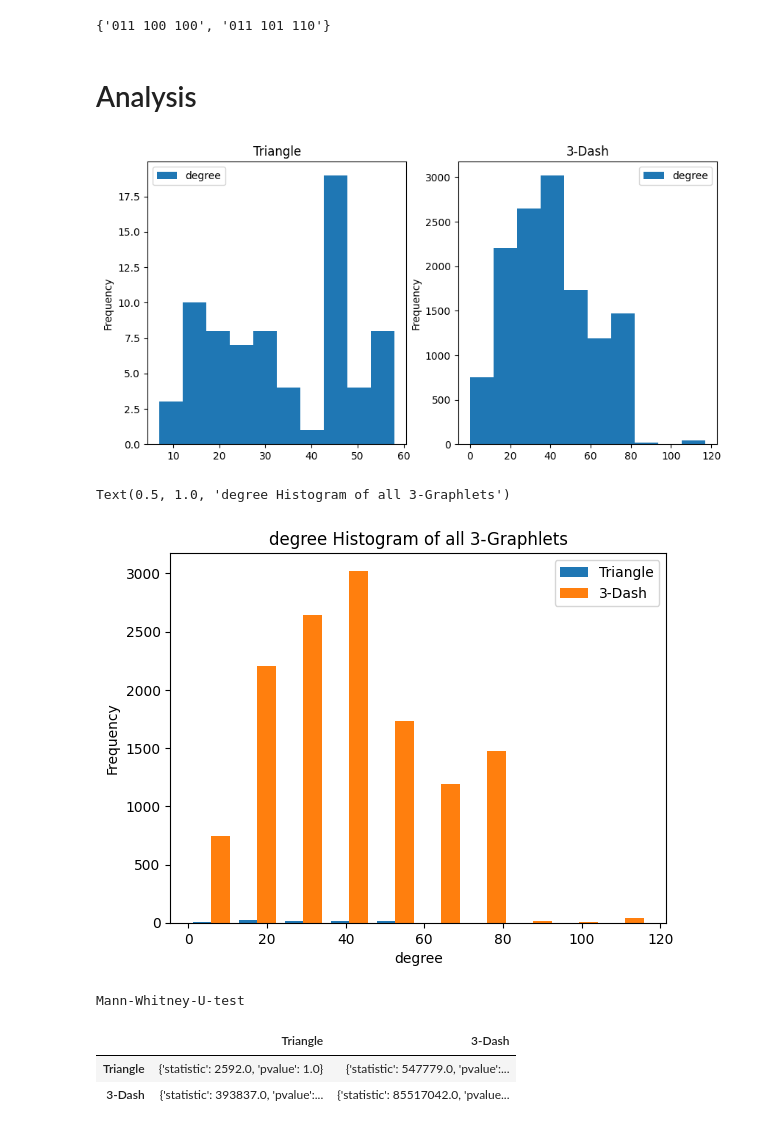
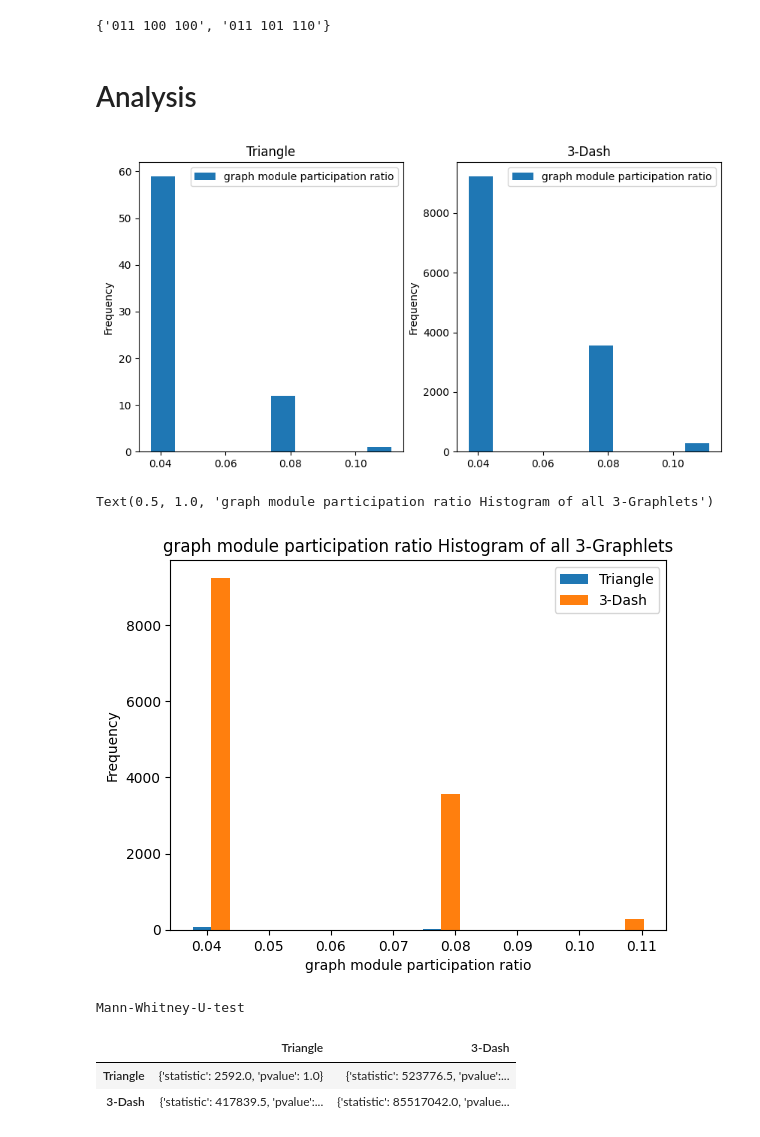
Before and after one commit to DILiS-lab/pmotif_lib, a Jupyter notebook: notebooks/Interfaces/Local Scope 1 - Is a graphlet class more prevalent than others?.ipynb, the cells around one changed output. Saved outputs shown, nothing was run; the diff lists cells and outputs as text; code cells hidden in the pictures.

```diff
--- a/notebooks/Interfaces/Local Scope 1 - Is a graphlet class more prevalent than others?.ipynb
+++ b/notebooks/Interfaces/Local Scope 1 - Is a graphlet class more prevalent than others?.ipynb
@@ -17,35 +24,41 @@ graphlet_classes = set(df["graphlet_class"])
 graphlet_classes
 # %% [output]
 {'011 100 100', '011 101 110'}
-# %% [markdown]
-# Analysis
+# %%
+METRIC_NAME = "graph module participation ratio"
+
+assert METRIC_NAME in potential_metrics
 # %%
 from typing import Union
 
 from pmotifs.GraphletPositionalMetrics import GraphletPositionalMetrics
 
 
-def get_pos_metric_name():
-    return "degree"
-
-def get_positional_metric(pm: GraphletPositionalMetrics) -> Union[int, float]:
-    """A wrapper to consolidate metrics
-    In the case of this example, motif degree does not need to be consolidated"""
-    return pm.degree
+def get_positional_metric(result: Result) -> Union[int, float]:
+    """A wrapper to consolidate metrics"""
+    return metrics[METRIC_NAME](result)
+# %% [markdown]
+# Analysis
+# %%
+df[METRIC_NAME] = get_positional_metric(r)
 # %%
 import matplotlib.pyplot as plt
 
 from pmotifs.graphlet_representation import graphlet_class_to_name
 
 
 fig, axes = plt.subplots(1, len(graphlet_classes), figsize=(len(graphlet_classes) * 5, 5))
 
 for i, graphlet_class in enumerate(graphlet_classes):
+
     ax = axes[i]
-    df[df["graphlet_class"] == graphlet_class].plot.hist(ax=ax)
+    df[df["graphlet_class"] == graphlet_class][METRIC_NAME].plot.hist(
+        ax=ax, label=METRIC_NAME,
+    )
     ax.set_title(graphlet_class_to_name(graphlet_class))
+    ax.legend()
 # %% [output]
-[figure, old version]
+[figure, new version]
 # %%
 import matplotlib.pyplot as plt
 
@@ -55,18 +68,18 @@ from pmotifs.graphlet_representation import graphlet_class_to_name
 fig, ax = plt.subplots(1, 1)
 
 x = [
-    df[df["graphlet_class"] == graphlet_class]["degree"]
+    df[df["graphlet_class"] == graphlet_class][METRIC_NAME]
     for graphlet_class in graphlet_classes
 ]
 
 ax.hist(x, label=[graphlet_class_to_name(graphlet_class) for graphlet_class in graphlet_classes])
 ax.legend()
-ax.set_xlabel(get_pos_metric_name())
+ax.set_xlabel(METRIC_NAME)
 ax.set_ylabel("Frequency")
-ax.set_title(f"{get_pos_metric_name()} Histogram of all {GRAPHLET_SIZE}-Graphlets")
+ax.set_title(f"{METRIC_NAME} Histogram of all {GRAPHLET_SIZE}-Graphlets")
 # %% [output]
-Text(0.5, 1.0, 'degree Histogram of all 3-Graphlets')
+Text(0.5, 1.0, 'graph module participation ratio Histogram of all 3-Graphlets')
-[figure, old version]
+[figure, new version]
 # %%
 from scipy.stats import mannwhitneyu
 import pandas as pd
@@ -77,9 +90,9 @@ mannwhitneyu_results = pd.DataFrame(
 )
 
 for graphlet_class_x in graphlet_classes:
-    x = df[df["graphlet_class"] == graphlet_class_x]["degree"]
+    x = df[df["graphlet_class"] == graphlet_class_x][METRIC_NAME]
     for graphlet_class_y in graphlet_classes:
-        y = df[df["graphlet_class"] == graphlet_class_y]["degree"]
+        y = df[df["graphlet_class"] == graphlet_class_y][METRIC_NAME]
         stat = mannwhitneyu(x, y)
         mannwhitneyu_results[graphlet_class_x][graphlet_class_y] = {
             "statistic": stat.statistic,
@@ -99,5 +112,5 @@ mannwhitneyu_results.style.set_caption("Mann-Whitney-U-test ")
 # %% [output]
 Mann-Whitney-U-test
 |  | Triangle | 3-Dash |
-| Triangle | {'statistic': 2592.0, 'pvalue': 1.0} | {'statistic': 547779.0, 'pvalue':... |
-| 3-Dash | {'statistic': 393837.0, 'pvalue':... | {'statistic': 85517042.0, 'pvalue... |
+| Triangle | {'statistic': 2592.0, 'pvalue': 1.0} | {'statistic': 523776.5, 'pvalue':... |
+| 3-Dash | {'statistic': 417839.5, 'pvalue':... | {'statistic': 85517042.0, 'pvalue... |
```
Also changed, not shown: parts of 1 cell of this notebook, 4 other files.
